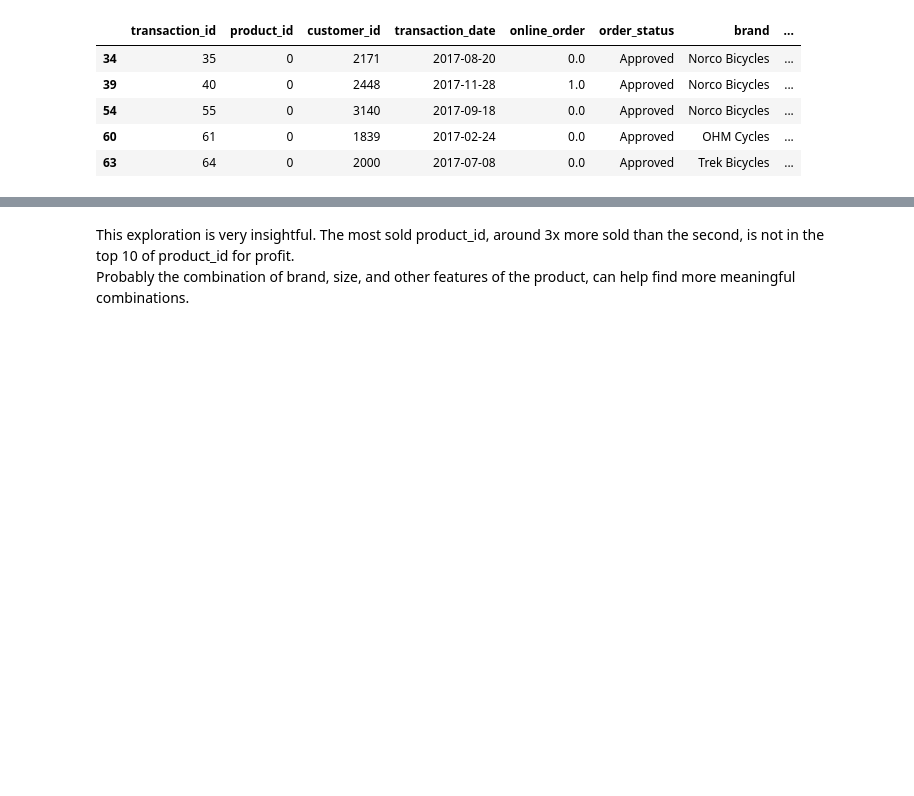
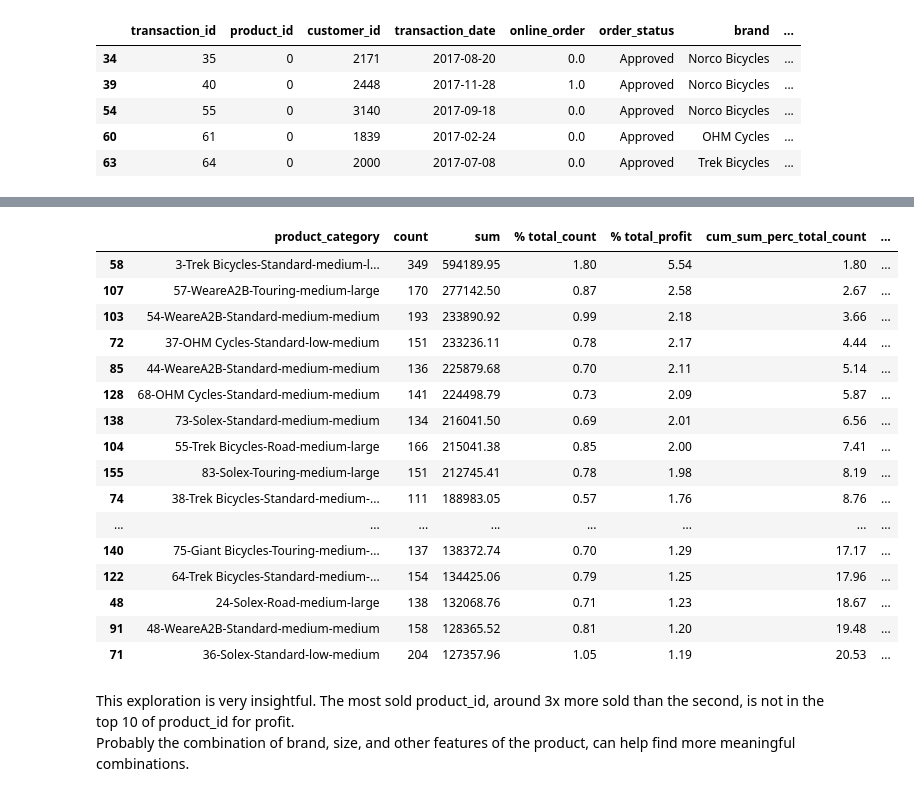
Before and after one commit to simo2712/VI_kpmg_data_analytics, a Jupyter notebook: Task_2/Task 2.2 - Data Insights.ipynb, the cells around one changed output, grey strips where cells are left out. Cells and saved outputs as stored; diff of their text form; code cells hidden in the pictures; blank space fills up the shorter version.

```diff
--- a/Task_2/Task 2.2 - Data Insights.ipynb
+++ b/Task_2/Task 2.2 - Data Insights.ipynb
@@ -110,3 +205,25 @@ impact_product.head(10)
+# %%
+impact_product['cum_sum_perc_total_count'] = impact_product['% total_count'].cumsum()
+impact_product['cum_sum_perc_total_profit'] = impact_product['% total_profit'].cumsum()
+impact_product.head(25)
+# %% [output]
+|  | product_category | count | sum | % total_count | % total_profit | cum_sum_perc_total_count | ... |
+| 58 | 3-Trek Bicycles-Standard-medium-l... | 349 | 594189.95 | 1.80 | 5.54 | 1.80 | ... |
+| 107 | 57-WeareA2B-Touring-medium-large | 170 | 277142.50 | 0.87 | 2.58 | 2.67 | ... |
+| 103 | 54-WeareA2B-Standard-medium-medium | 193 | 233890.92 | 0.99 | 2.18 | 3.66 | ... |
+| 72 | 37-OHM Cycles-Standard-low-medium | 151 | 233236.11 | 0.78 | 2.17 | 4.44 | ... |
+| 85 | 44-WeareA2B-Standard-medium-medium | 136 | 225879.68 | 0.70 | 2.11 | 5.14 | ... |
+| 128 | 68-OHM Cycles-Standard-medium-medium | 141 | 224498.79 | 0.73 | 2.09 | 5.87 | ... |
+| 138 | 73-Solex-Standard-medium-medium | 134 | 216041.50 | 0.69 | 2.01 | 6.56 | ... |
+| 104 | 55-Trek Bicycles-Road-medium-large | 166 | 215041.38 | 0.85 | 2.00 | 7.41 | ... |
+| 155 | 83-Solex-Touring-medium-large | 151 | 212745.41 | 0.78 | 1.98 | 8.19 | ... |
+| 74 | 38-Trek Bicycles-Standard-medium-... | 111 | 188983.05 | 0.57 | 1.76 | 8.76 | ... |
+| ... | ... | ... | ... | ... | ... | ... | ... |
+| 140 | 75-Giant Bicycles-Touring-medium-... | 137 | 138372.74 | 0.70 | 1.29 | 17.17 | ... |
+| 122 | 64-Trek Bicycles-Standard-medium-... | 154 | 134425.06 | 0.79 | 1.25 | 17.96 | ... |
+| 48 | 24-Solex-Road-medium-large | 138 | 132068.76 | 0.71 | 1.23 | 18.67 | ... |
+| 91 | 48-WeareA2B-Standard-medium-medium | 158 | 128365.52 | 0.81 | 1.20 | 19.48 | ... |
+| 71 | 36-Solex-Standard-low-medium | 204 | 127357.96 | 1.05 | 1.19 | 20.53 | ... |
 # %% [markdown]
 This exploration is very insightful. The most sold product_id, around 3x more sold than the second, is not in the top 10 of product_id for profit.
 Probably the combination of brand, size, and other features of the product, can help find more meaningful combinations.
```
Also changed, not shown: parts of 35 cells of this notebook.
